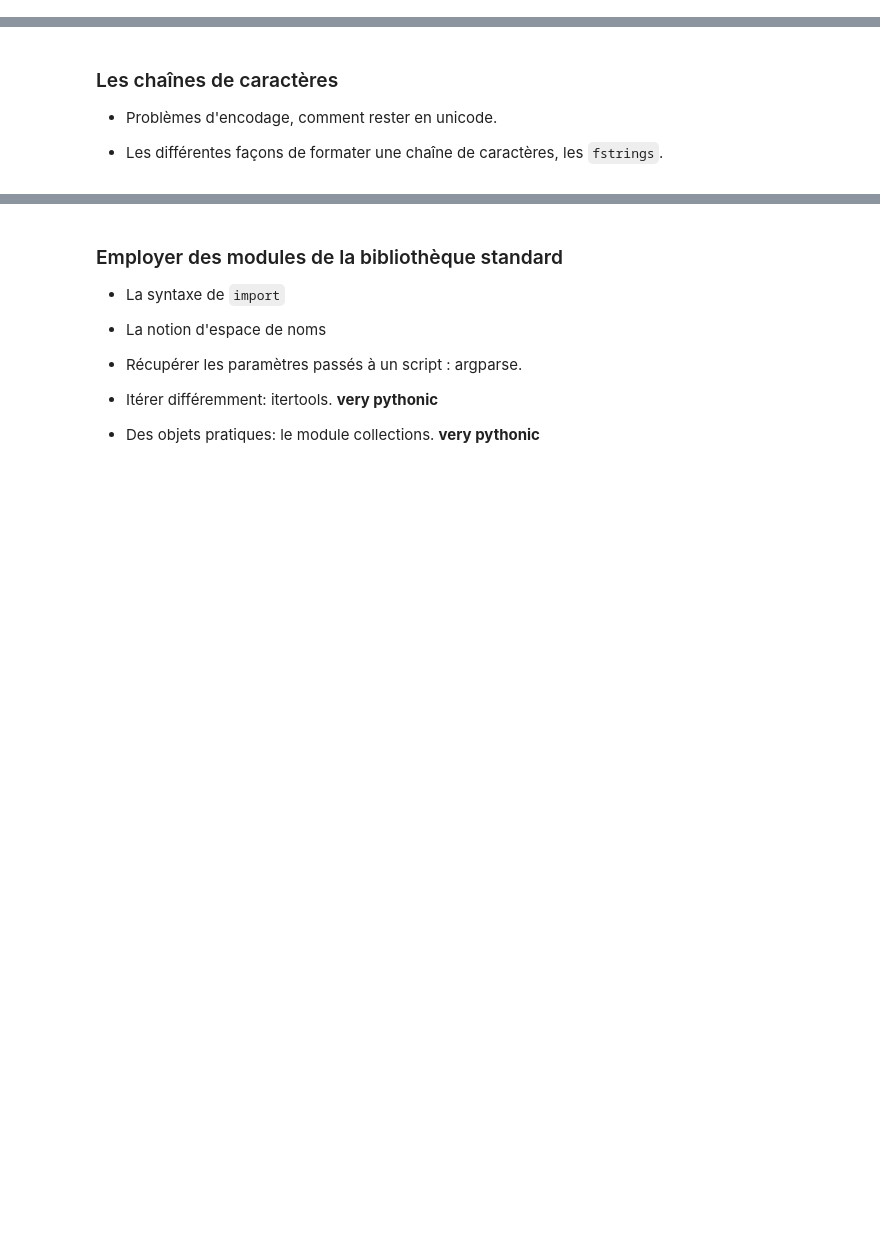
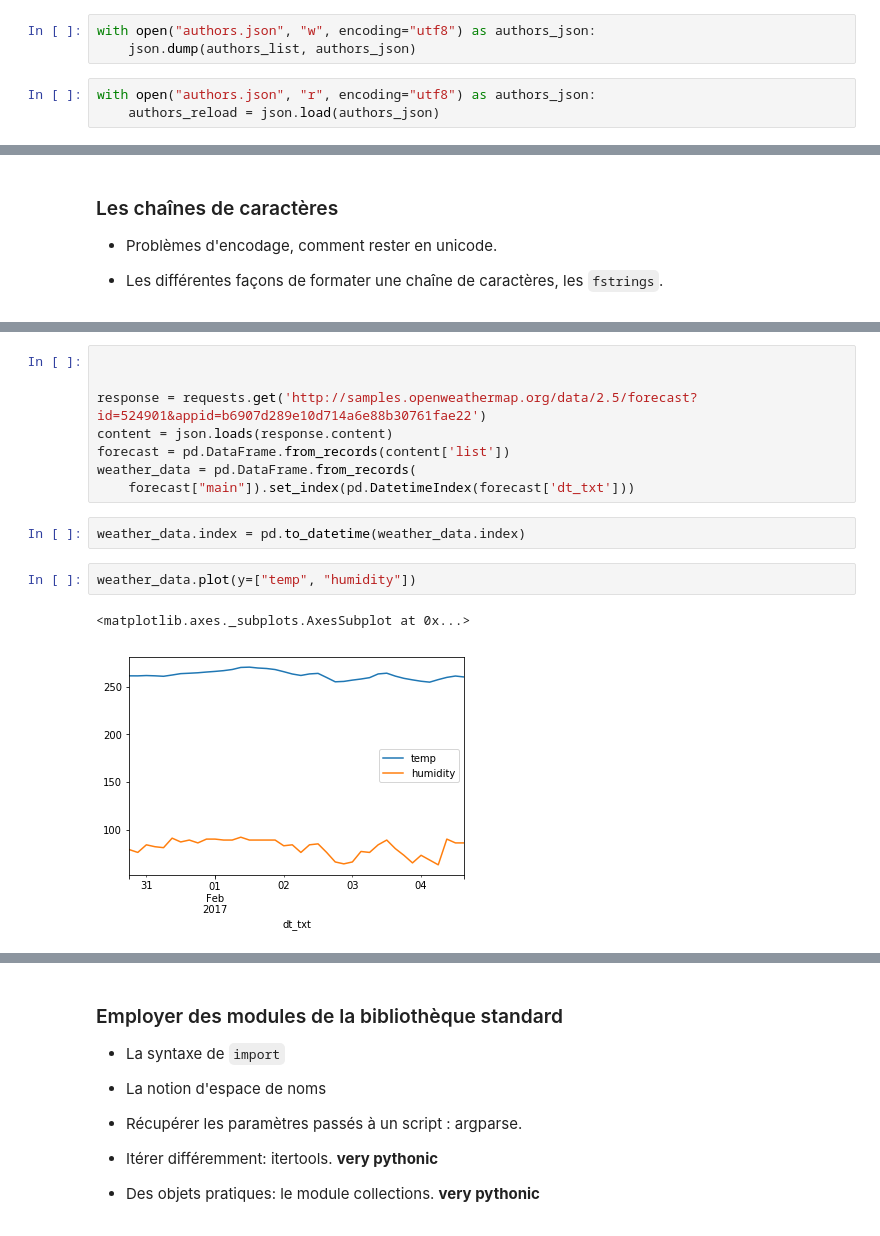
Before and after one commit to glyg/learn_python, a Jupyter notebook: Notes.ipynb, the cells around one changed output, grey strips where cells are left out. Saved outputs shown, nothing was run; the diff lists cells and outputs as text; blank space fills up the shorter version.

```diff
--- a/Notes.ipynb
+++ b/Notes.ipynb
@@ -182,0 +437,6 @@ C'est une des particularités du langage, la façon de parcourir une séquence.
+# %%
+with open("authors.json", "w", encoding="utf8") as authors_json:
+    json.dump(authors_list, authors_json)
+# %%
+with open("authors.json", "r", encoding="utf8") as authors_json:
+    authors_reload = json.load(authors_json)
@@ -188,0 +635,15 @@ C'est une des particularités du langage, la façon de parcourir une séquence.
+# %%
+
+
+response = requests.get('http://samples.openweathermap.org/data/2.5/forecast?id=524901&appid=b6907d289e10d714a6e88b30761fae22')
+content = json.loads(response.content)
+forecast = pd.DataFrame.from_records(content['list'])
+weather_data = pd.DataFrame.from_records(
+    forecast["main"]).set_index(pd.DatetimeIndex(forecast['dt_txt']))
+# %%
+weather_data.index = pd.to_datetime(weather_data.index)
+# %%
+weather_data.plot(y=["temp", "humidity"])
+# %% [output]
+<matplotlib.axes._subplots.AxesSubplot at 0x...>
+[figure, added]
```
Also changed, not shown: parts of 133 cells of this notebook, 2 other files.
